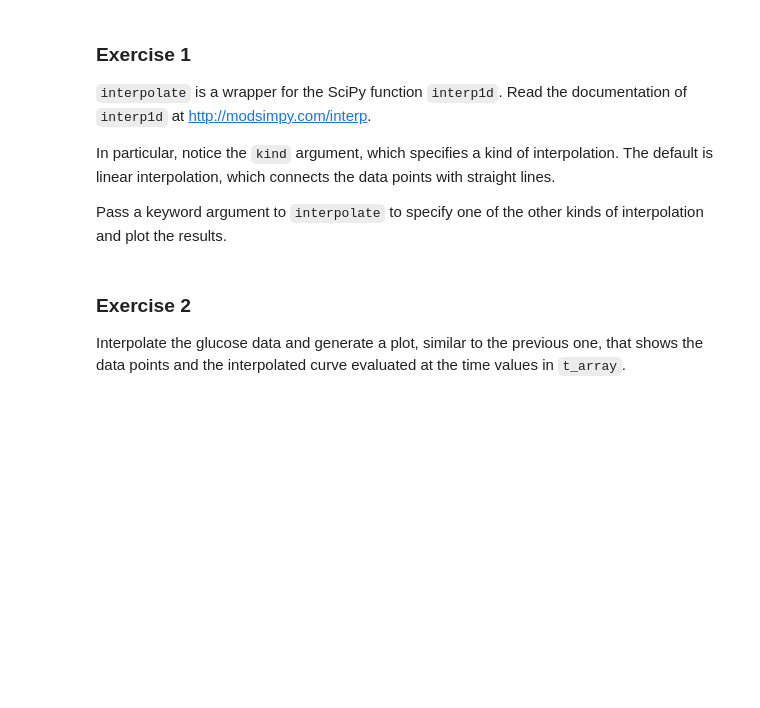
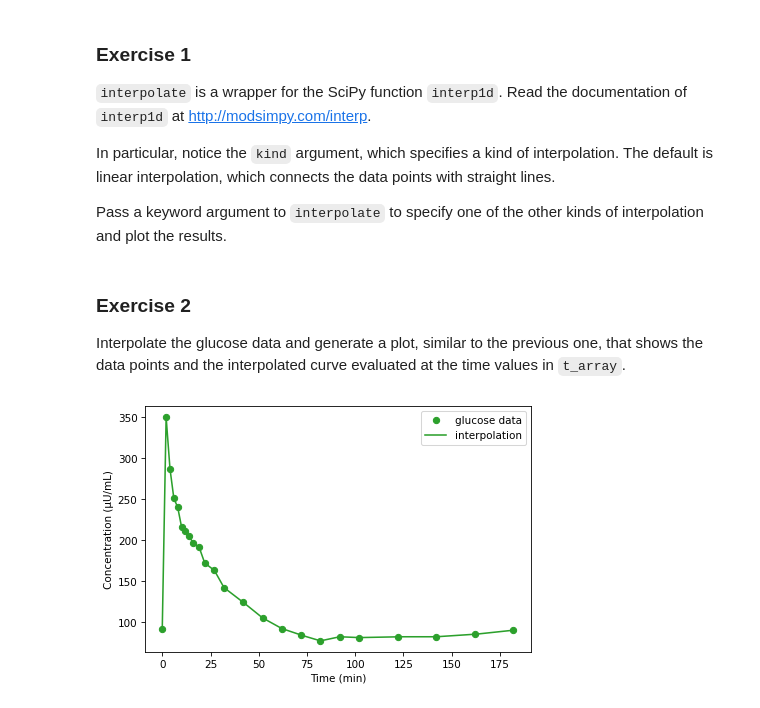
Before and after one commit to jaeohshin/pk-model, a Jupyter notebook: chapters/chap17.ipynb, the cells around one changed output. Drawn from its saved outputs; the diff is of its cells as text; code cells hidden in the pictures; blank space fills up the shorter version.

```diff
--- a/chapters/chap17.ipynb
+++ b/chapters/chap17.ipynb
@@ -235,5 +263,22 @@ decorate(xlabel='Time (min)',
  Interpolate the glucose data and generate a plot, similar to the previous one, that shows the data points and the interpolated curve evaluated at the time values in `t_array`.
 # %%
 # Solution goes here
+G = interpolate(data.glucose)
 # %%
 # Solution goes here
+G(18)
+t_0 = data.index[0]
+t_end = data.index[-1]
+t_array = linrange(t_0, t_end)
+# %%
+G_array = G(t_array)
+# %%
+G_series = make_series(t_array, G_array)
+# %%
+data.glucose.plot(style='o', color='C2', label='glucose data')
+G_series.plot(color='C2', label='interpolation')
+
+decorate(xlabel='Time (min)',
+         ylabel='Concentration (μU/mL)')
+# %% [output]
+[figure, added]
```
Also changed, not shown: parts of 5 cells of this notebook.
